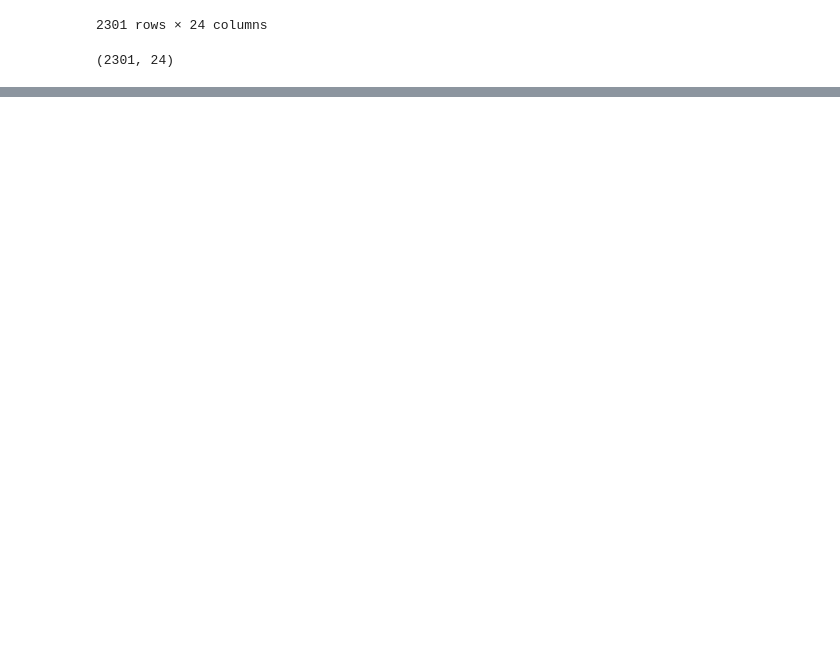
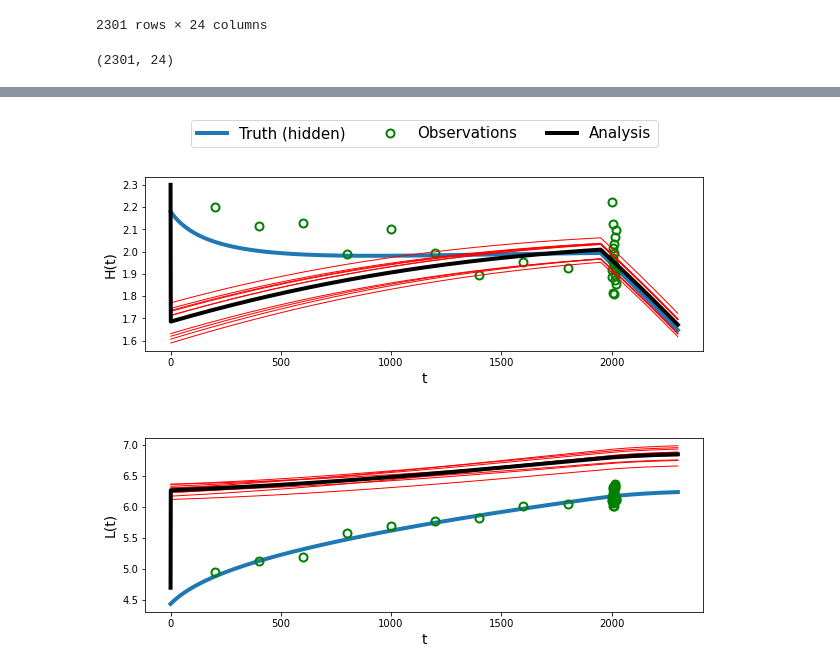
Before and after one commit to lruthotto/StormSurge, a Jupyter notebook: assimilation_for_data.ipynb, the cells around one changed output, grey strips where cells are left out. Cells and saved outputs as stored; diff of their text form; code cells hidden in the pictures; blank space fills up the shorter version.

```diff
--- a/assimilation_for_data.ipynb
+++ b/assimilation_for_data.ipynb
@@ -312,0 +350,53 @@ data.shape
+# %%
+km = 0
+for k in range(nt):
+    time = k*dt
+    # Forecast Step
+    #background trajectory [without correction]
+    ubf[:,k+1] = RK4(TwoStage_timedep,ubf[:,k],dt,smb0,smb1,smbf,gamma,omega,time,t1,tm,sillmin,sillmax,sillslope,bx)
+    #EnKF trajectory [with correction at observation times]
+    for i in range(N): # forecast ensemble
+        uaif[:,i] = RK4(TwoStage_timedep,uaif[:,i],dt,smb0,smb1,smbf,gamma,omega,time,t1,tm,sillmin,sillmax,sillslope,bx)
+        uaef[:,i,k+1] = uaif[:,i]
+
+    # compute the mean of forecast ensemble
+    uaf[:,k+1] = np.mean(uaif,1)
+# %%
+fig, ax = plt.subplots(nrows=nd,ncols=1, figsize=(10,8))
+ax = ax.flat
+
+for k in range(nd):
+    ax[k].plot(t,uTrue[k,:], label='Truth (hidden)', linewidth = 4)
+    #ax[k].plot(t,ub[k,:], ':', label='Background', linewidth = 3)
+    ax[k].plot(t[ind_m],w[k,:], 'o', fillstyle='none', \
+               label='Observations', markersize = 8, markeredgewidth = 2, color = 'g')
+    ax[k].set_xlabel('t',fontsize=14)
+    #ax[k].axvspan(0, tm_m, color='y', alpha=0.4, lw=0)
+    for j in range(N):
+        ax[k].plot(t[1:],uaef[k,j,1:], '-', linewidth = 1, color='r')
+    ax[k].plot(t,uaf[k,:], '-', label='Analysis', linewidth = 4, color = 'k')
+
+ax[0].legend(loc="center", bbox_to_anchor=(0.5,1.25),ncol =4,fontsize=15)
+
+ax[0].set_ylabel('H(t)', labelpad=5, fontsize=14)
+ax[1].set_ylabel('L(t)', labelpad=5, fontsize=14)
+#ax[2].set_ylabel('z(t)')
+fig.subplots_adjust(hspace=0.5)
+
+w_modern = w
+uae_modern = uae
+ua_modern = ua
+t_modern = t
+ind_m_modern = ind_m
+# dft=pd.DataFrame(t.T, columns=['t'])
+# df=pd.DataFrame(uTrue.T, columns=['H','L'])
+# for m in range(uae.shape[1]):
+#     df[f"{m+1}H"]=uae[0,m,:]
+#     df[f"{m+1}L"]=uae[1,m,:]
+# dfa=pd.DataFrame(ua.T, columns=['aH','aL'])
+# data1=df.join(dft)
+# data2=data1.join(dfa)
+# data=data2.set_index('t')
+# data.to_csv(f"data_matrix_10_analysis/smbt11950smbtf2300smb00.324smb10.162smbf-0.015sillmin415sillmax425sillslope0.01hnd2.18lnd4.44bx-0.001.csv")
+# %% [output]
+[figure, added]
```
Also changed, not shown: parts of 3 cells of this notebook, 11 other files.
